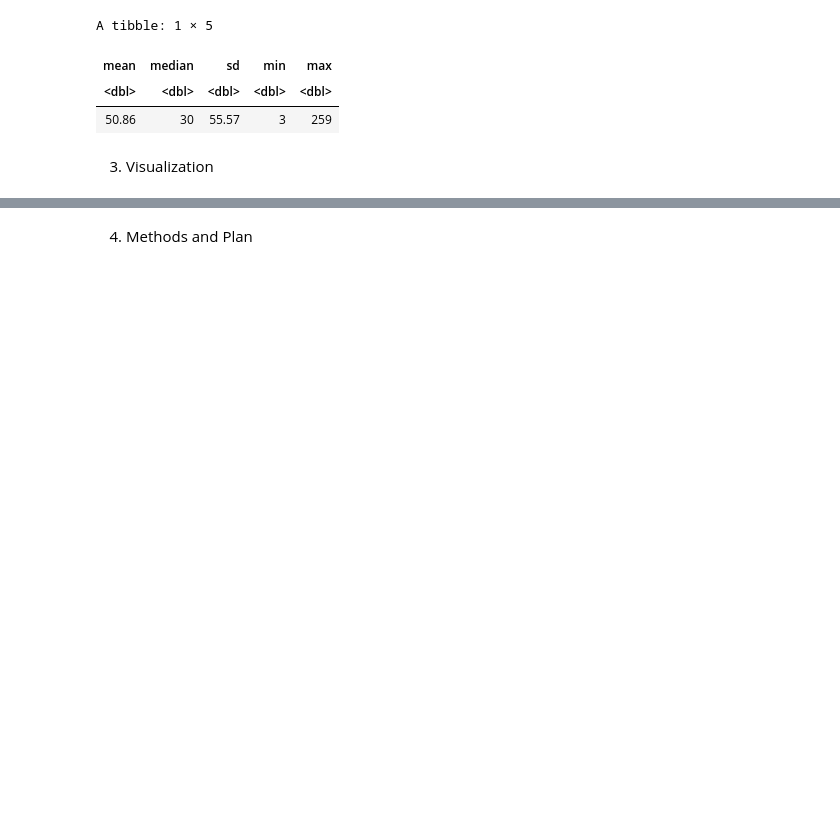
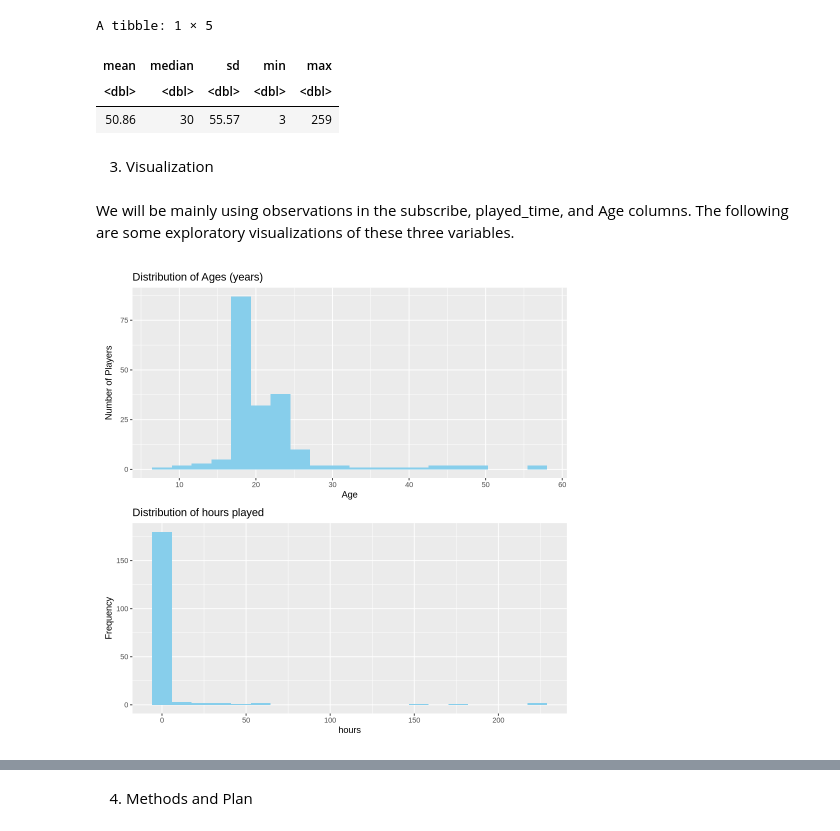
Before and after one commit to Merry321/DISC-110-Project, a Jupyter notebook: Merry_16.ipynb, the cells around one changed output, grey strips where cells are left out. Drawn from its saved outputs; the diff is of its cells as text; code cells hidden in the pictures; blank space fills up the shorter version.

```diff
--- a/Merry_16.ipynb
+++ b/Merry_16.ipynb
@@ -168,3 +178,20 @@ A tibble: 1 × 5
 | 50.86 | 30 | 55.57 | 3 | 259 |
 # %% [markdown]
 3. Visualization
+# %% [markdown]
+We will be mainly using observations in the subscribe, played_time, and Age columns. The following are some exploratory visualizations of these three variables.
+# %%
+options(repr.plot.width = 8, repr.plot.height = 8)
+Age_plot <- ggplot(data = players, aes(x = Age)) +
+  geom_histogram(bins = 20, fill = "skyblue") +
+  labs(title = "Distribution of Ages (years)",
+       x = "Age", y = "Number of Players")
+
+hours_plot <- ggplot(data = players, aes(x = played_hours)) +
+  geom_histogram(bins = 20, fill = "skyblue") +
+  labs(title = "Distribution of hours played",
+       x = "hours", y = "Frequency")
+
+Age_plot / hours_plot
+# %% [output]
+[figure, added]
```
Also changed, not shown: parts of 30 cells of this notebook.
